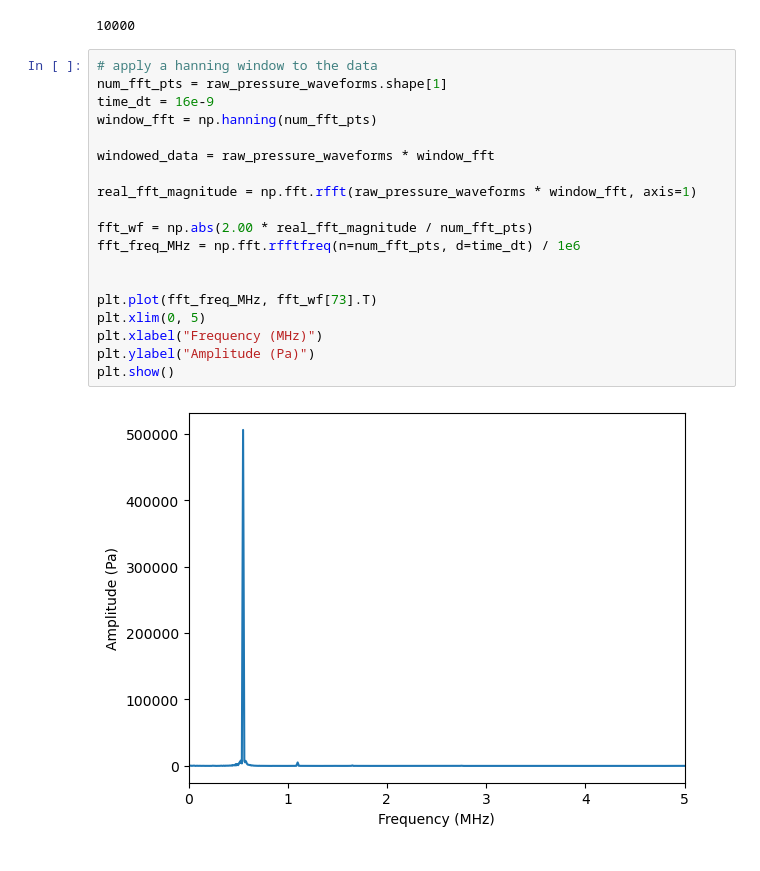
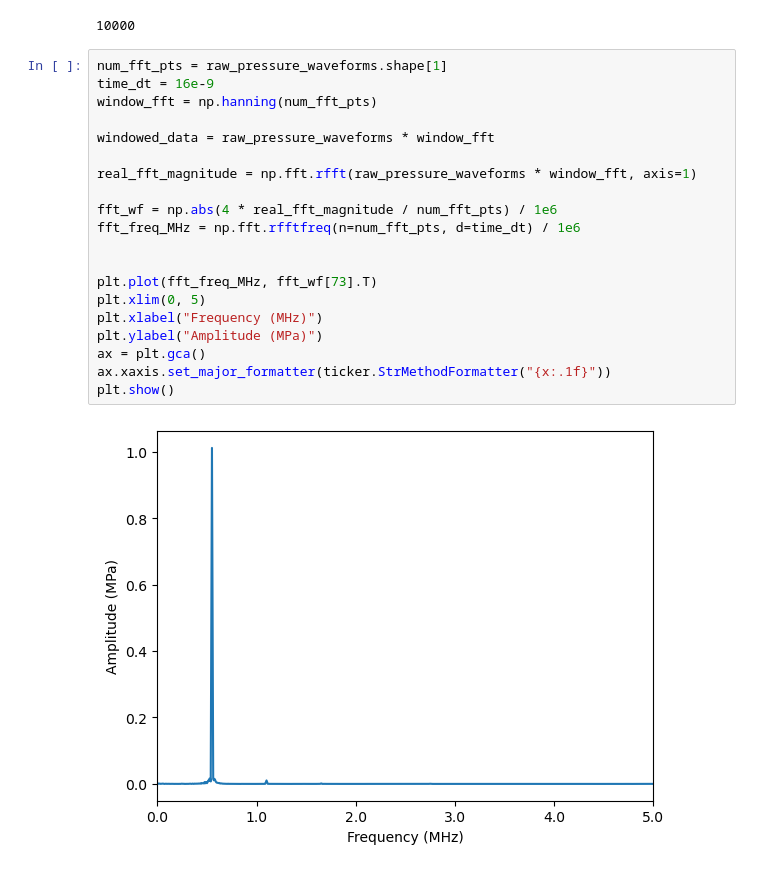
Before and after one commit to adrianveen/testpad, a Jupyter notebook: transducer/trace_outputs.ipynb, the cells around one changed output. Drawn from its saved outputs; the diff is of its cells as text.

Commit message:
started plotting feature of freq

```diff
--- a/transducer/trace_outputs.ipynb
+++ b/transducer/trace_outputs.ipynb
@@ -63,23 +65,24 @@ raw_pressure_waveforms.shape[1]
 # %% [output]
 10000
 # %%
-# apply a hanning window to the data
 num_fft_pts = raw_pressure_waveforms.shape[1]
 time_dt = 16e-9
 window_fft = np.hanning(num_fft_pts)
 
 windowed_data = raw_pressure_waveforms * window_fft
 
 real_fft_magnitude = np.fft.rfft(raw_pressure_waveforms * window_fft, axis=1)
 
-fft_wf = np.abs(2.00 * real_fft_magnitude / num_fft_pts)
+fft_wf = np.abs(4 * real_fft_magnitude / num_fft_pts) / 1e6
 fft_freq_MHz = np.fft.rfftfreq(n=num_fft_pts, d=time_dt) / 1e6
 
 
 plt.plot(fft_freq_MHz, fft_wf[73].T)
 plt.xlim(0, 5)
 plt.xlabel("Frequency (MHz)")
-plt.ylabel("Amplitude (Pa)")
+plt.ylabel("Amplitude (MPa)")
+ax = plt.gca()
+ax.xaxis.set_major_formatter(ticker.StrMethodFormatter("{x:.1f}"))
 plt.show()
 # %% [output]
-[figure, old version]
+[figure, new version]
```
Also changed, not shown: parts of 3 cells of this notebook, 5 other files.
